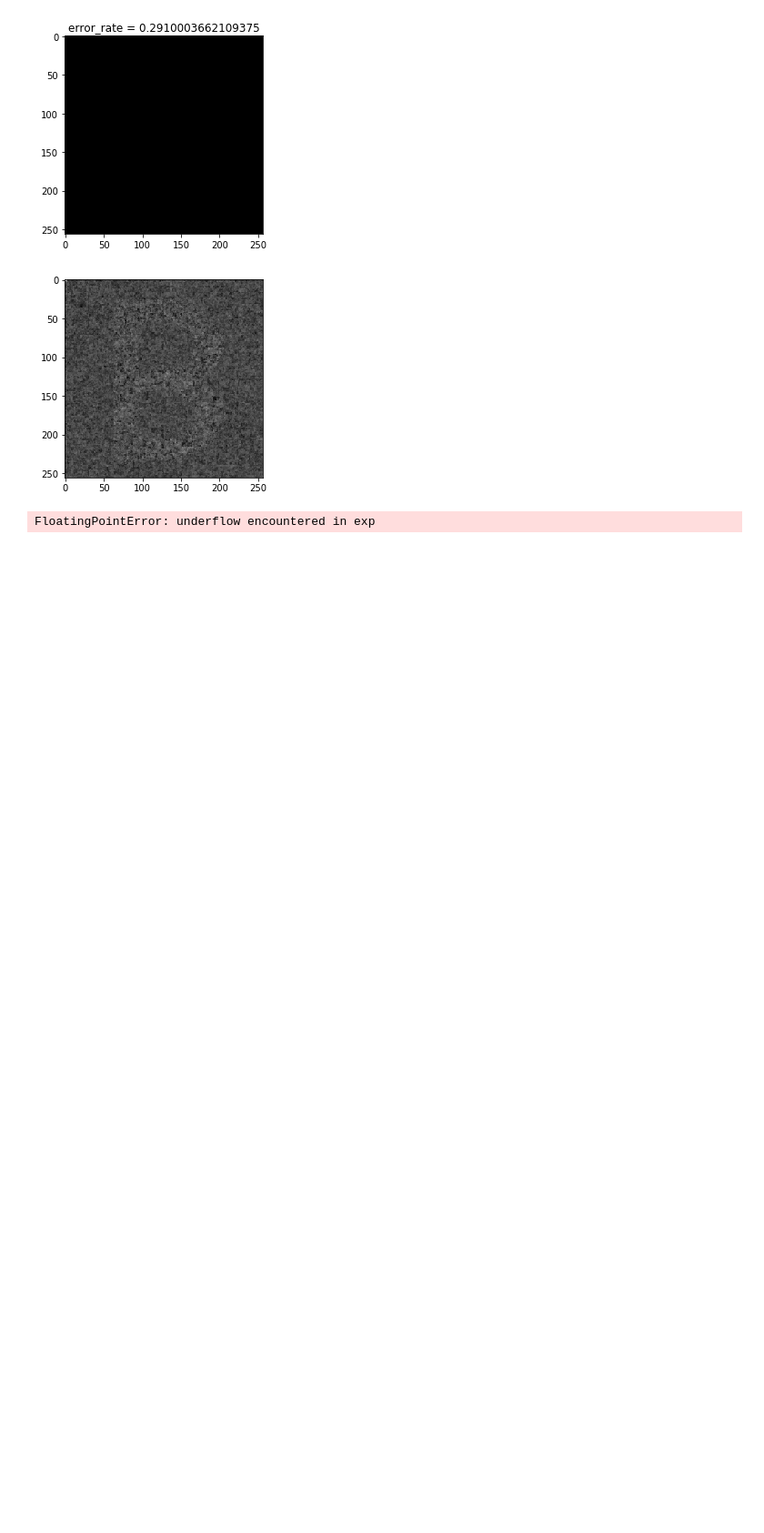
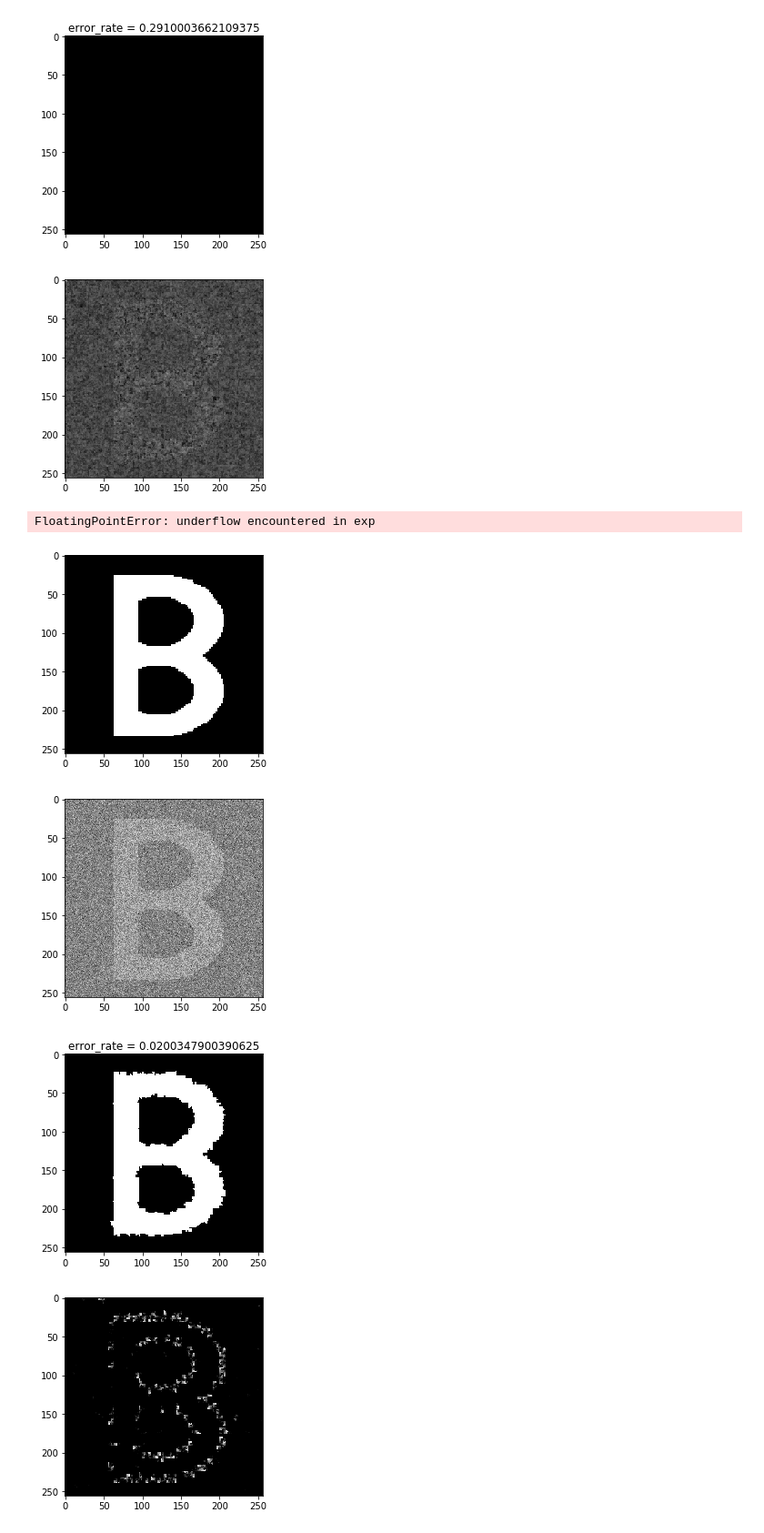
Before and after one commit to nicolas-dufour/semi-markov-image-segmentation, a Jupyter notebook: Coupled_markov.ipynb, the cells around one changed output. Shown at 91% size. Cells and saved outputs as stored; diff of their text form; code cells hidden in the pictures; blank space fills up the shorter version.

```diff
--- a/Coupled_markov.ipynb
+++ b/Coupled_markov.ipynb
@@ -183,7 +183,7 @@ class Chain:
 
     # Different noises
 
-    def gaussian_noise(self, mean, std):
+    def gaussian_noise(self, mean, std,algo='HMC'):
         """ Output a noisy version of the original chain using some gaussian assumption
 
             Parameters
@@ -204,7 +204,12 @@ class Chain:
         bruit = np.zeros((self.nb_categories, self.t))
         for i in range(self.nb_categories):
             bruit[i] = np.where(self.values == self.categories[i], gauss[i], 0)
-        return HMC(bruit.sum(axis=0), self.categories)
+        if(algo=='HMC'):
+            return HMC(bruit.sum(axis=0), self.categories)
+        elif(algo=='HSMC'):
+            return HSMC(bruit.sum(axis=0), self.categories)
+        else:
+            return HMC(bruit.sum(axis=0), self.categories), HSMC(bruit.sum(axis=0), self.categories)
 
     def gaussian_noise_couple(self, mean, std):
         """ Output a noisy version of the original chain using some 2d-gaussian assumption
@@ -849,0 +1080,25 @@ FloatingPointError: underflow encountered in exp
+# %%
+image_chain = Chain()
+image_chain.init_from_image(np.array(Image.open("./images/beee2.bmp")))
+image_chain.plot_image()
+mean = np.array([1, 2])
+std = np.array([1, 1])
+p = np.array([1/60 for i in range(60)])
+image_bruite = image_chain.gaussian_noise(mean, std,'HSMC')
+image_bruite.set_max_waiting_time(30)
+image_bruite.plot_image()
+x_transi = image_chain.x_transtion_true()
+u_cond_x=np.array([1/30 for i in range(120)]).reshape(30,2,2)
+mean0 = np.array([0.5, 4])
+std0 = np.array([2, 0.5])
+p0 = np.array([1/60 for i in range(60)])
+image_segmente,U_segmente = image_bruite.MPM(x_transi,u_cond_x, p0, mean, std)
+image_segmente.plot_image(
+    title="error_rate = " + str(image_chain.error_rate(image_segmente))
+)
+U_segmente.plot_image()
+# %% [output]
+[figure, added]
+[figure, added]
+[figure, added]
+[figure, added]
```
Also changed, not shown: parts of 2 cells of this notebook.
